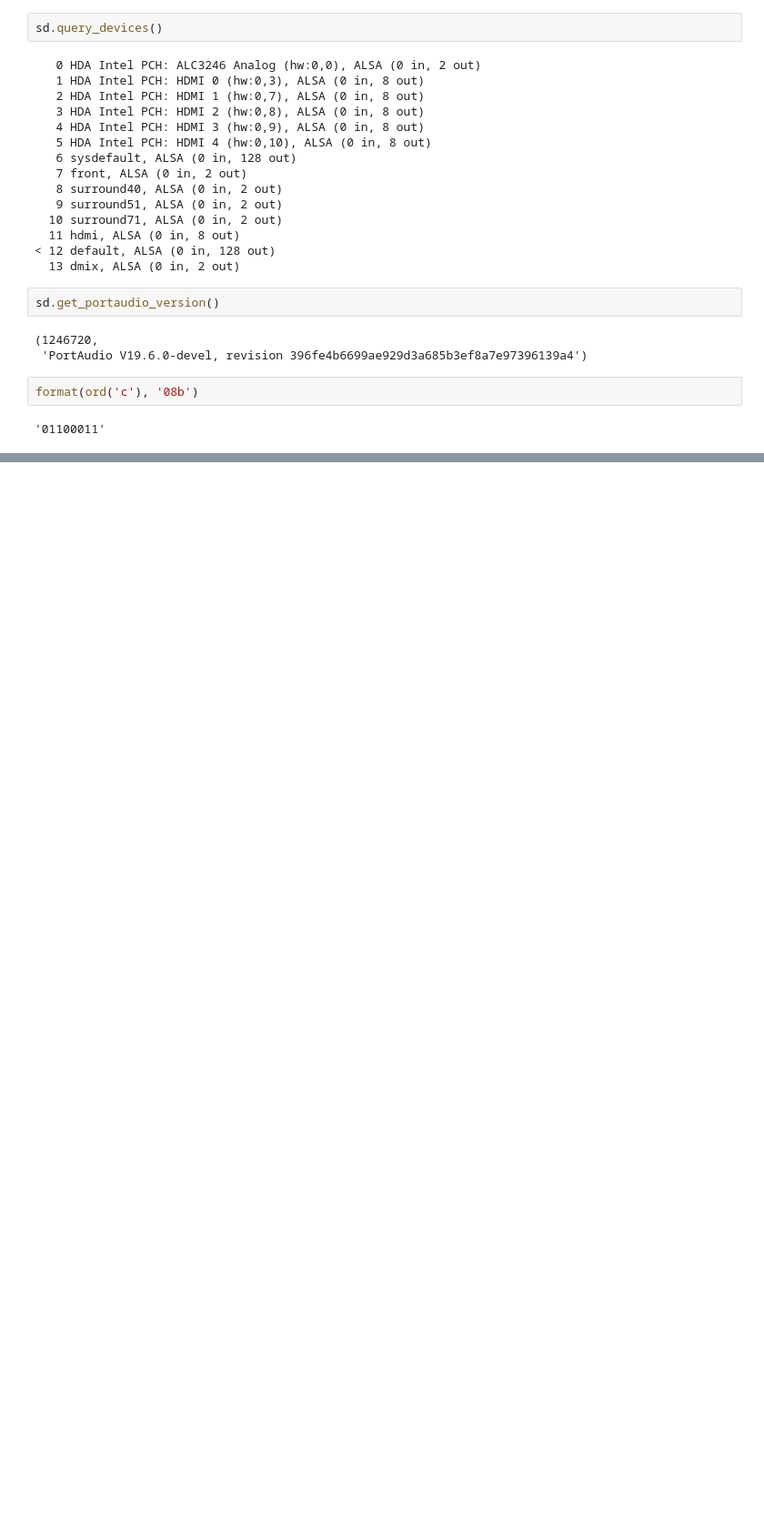
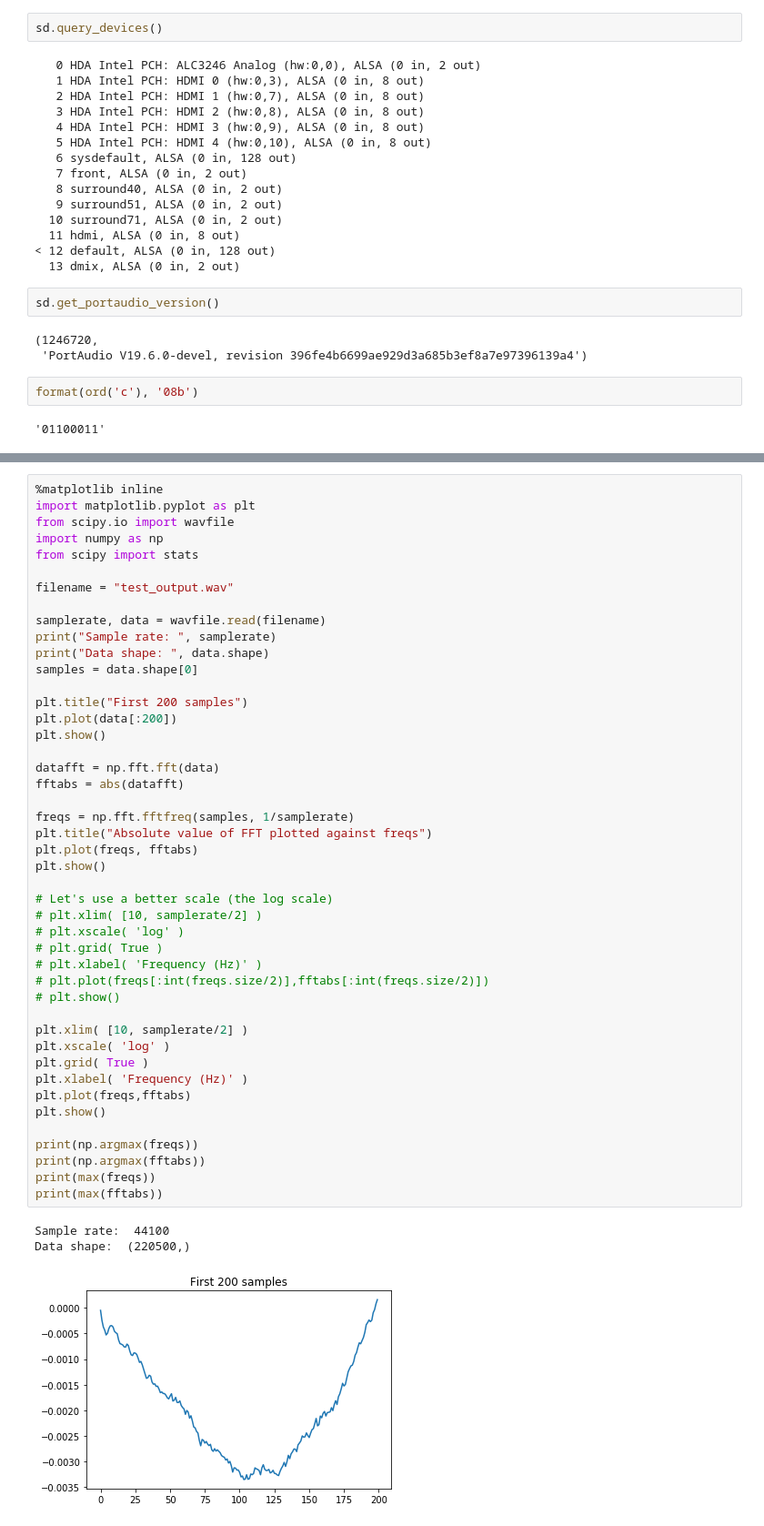
Before and after one commit to warrenalphonso/126proj, a Jupyter notebook: Binary.ipynb, the cells around one changed output, grey strips where cells are left out. Shown at 91% size. Cells and saved outputs as stored; diff of their text form; blank space fills up the shorter version.

```diff
--- a/Binary.ipynb
+++ b/Binary.ipynb
@@ -160,0 +339,49 @@ plt.show()
+# %%
+%matplotlib inline
+import matplotlib.pyplot as plt
+from scipy.io import wavfile
+import numpy as np
+from scipy import stats
+
+filename = "test_output.wav"
+
+samplerate, data = wavfile.read(filename)
+print("Sample rate: ", samplerate)
+print("Data shape: ", data.shape)
+samples = data.shape[0]
+
+plt.title("First 200 samples")
+plt.plot(data[:200])
+plt.show()
+
+datafft = np.fft.fft(data)
+fftabs = abs(datafft)
+
+freqs = np.fft.fftfreq(samples, 1/samplerate)
+plt.title("Absolute value of FFT plotted against freqs")
+plt.plot(freqs, fftabs)
+plt.show()
+
+# Let's use a better scale (the log scale)
+# plt.xlim( [10, samplerate/2] )
+# plt.xscale( 'log' )
+# plt.grid( True )
+# plt.xlabel( 'Frequency (Hz)' )
+# plt.plot(freqs[:int(freqs.size/2)],fftabs[:int(freqs.size/2)])
+# plt.show()
+
+plt.xlim( [10, samplerate/2] )
+plt.xscale( 'log' )
+plt.grid( True )
+plt.xlabel( 'Frequency (Hz)' )
+plt.plot(freqs,fftabs)
+plt.show()
+
+print(np.argmax(freqs))
+print(np.argmax(fftabs))
+print(max(freqs))
+print(max(fftabs))
+# %% [output]
+Sample rate:  44100
+Data shape:  (220500,)
+[figure, added]
```
Also changed, not shown: parts of 9 cells of this notebook, 3 other files.
